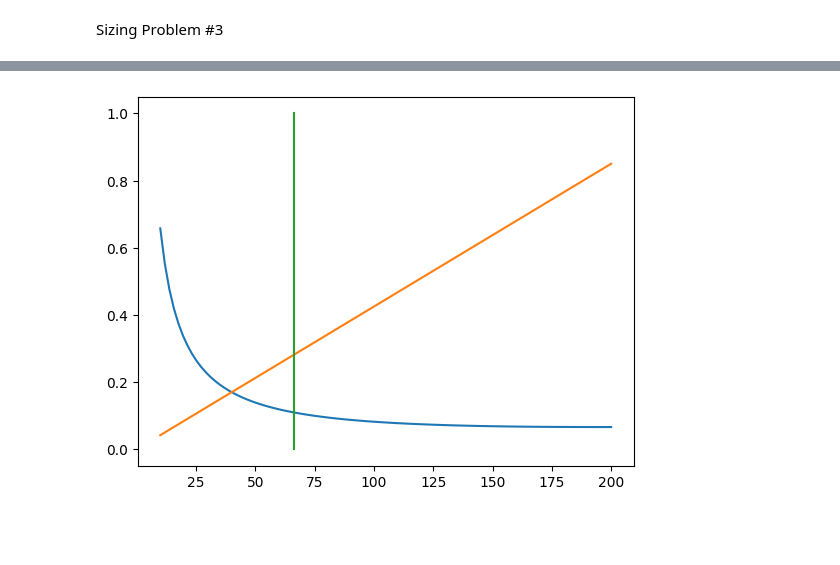
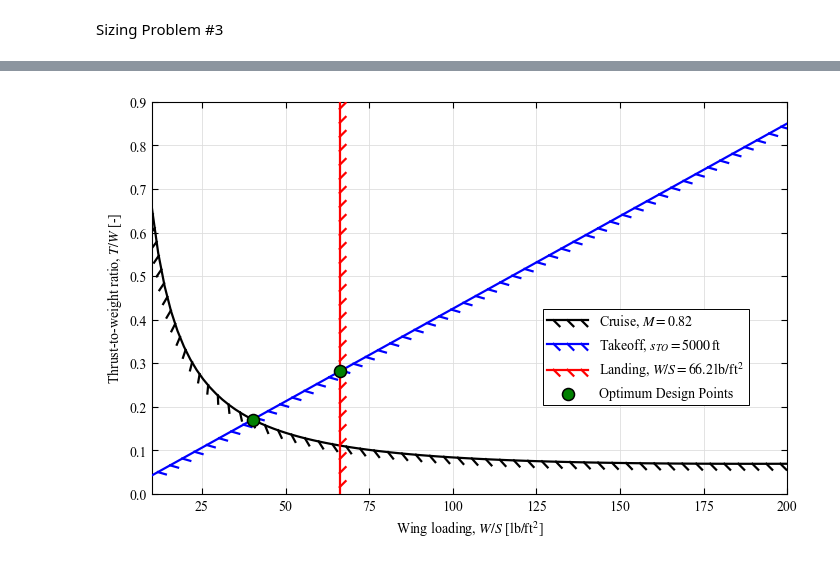
Before and after one commit to zachsstms/Aircraft-Design-Work, a Jupyter notebook: size estimation/Thrust to Weight and Wingloading Envelope/Problem 3 sizing.ipynb, the cells around one changed output, grey strips where cells are left out. Cells and saved outputs as stored; diff of their text form; code cells hidden in the pictures; blank space fills up the shorter version.

```diff
--- a/size estimation/Thrust to Weight and Wingloading Envelope/Problem 3 sizing.ipynb
+++ b/size estimation/Thrust to Weight and Wingloading Envelope/Problem 3 sizing.ipynb
@@ -3,12 +3,13 @@ Sizing Problem #3
 # %%
 import numpy as np
 import matplotlib.pyplot as plt
+import matplotlib.patheffects as pe
 MTOW=30000 #[lbm] note: PLACEHOLDER
 C_d_min=0.028 # Taken from Gudmunsson Second Edition, Table 3-2 (page 62)
 AR=8 # PLACEHOLDER, NEED COMPETITIVE ASSESSEMENT
-e=1  # PLACEHOLDER, NEED COMPETITIVE ASSESSEMENT
+e=0.76352919  # PLACEHOLDER, NEED COMPETITIVE ASSESSEMENT
 C_L_max_TO=1.9 # Value from Roskam, page 91
-k=1/(np.pi*AR*e)
+k=0.0428197399 # competively assessed
 M_cruise=0.82 #cruise mach
 alt=35000 #cruise altitude
 take_off=5000 # [ft] landing and takeoff distance
@@ -40,8 +41,86 @@ V_sl = V_sl*1.68781 # convert knots to ft/sec
 C_L_max_L = 2.3 # page 91 roskam
 W_S_landing = V_sl**2*rho_5000*0.5*C_L_max_L # rho mgiht be wrong units
 # %%
-# plotting constraints
-plt.plot(W_S, T_W_1)
-plt.plot(W_S, T_W_2)
-plt.plot(W_S_landing*np.ones(len(W_S)), np.linspace(0, 1, len(W_S)))
+# AIAA-style constraint diagram
+# The 7.0-in width is suitable for a two-column AIAA figure.
+plt.rcParams.update({
+    'font.family': 'times new roman',
+    'font.serif': ['STIX Two Text', 'Times New Roman', 'DejaVu Serif'],
+    'mathtext.fontset': 'stix',
+    'font.size': 12,
+    'axes.labelsize': 10,
+    'legend.fontsize': 10,
+    'xtick.labelsize': 10,
+    'ytick.labelsize': 10,
+    'axes.linewidth': 0.8,
+})
+
+# Design point 1: cruise/takeoff crossover (linear interpolation).
+difference = T_W_1 - T_W_2
+crossing_index = np.where(np.diff(np.sign(difference)) != 0)[0][0]
+W_S_crossover = np.interp(
+    0.0,
+    difference[crossing_index:crossing_index + 2][::-1],
+    W_S[crossing_index:crossing_index + 2][::-1],
+)
+T_W_crossover = np.interp(W_S_crossover, W_S, T_W_2)
+
+# Design point 2: takeoff requirement at the landing wing-loading limit.
+T_W_landing_design = np.interp(W_S_landing, W_S, T_W_2)
+
+fig, ax = plt.subplots(figsize=(7.0, 4.5), constrained_layout=True)
+
+cruise_line, = ax.plot(
+    W_S, T_W_1, color='black', lw=1.6,
+    label=rf'Cruise, $M={M_cruise:.2f}$', zorder=3,
+)
+takeoff_line, = ax.plot(
+    W_S, T_W_2, color='blue', lw=1.6,
+    label=rf'Takeoff, $s_{{TO}}={take_off:.0f}\,\mathrm{{ft}}$', zorder=3,
+)
+landing_line = ax.axvline(
+    W_S_landing, color='red', lw=1.6,
+    label=rf'Landing, $W/S={W_S_landing:.1f}\,\mathrm{{lb/ft^2}}$', zorder=3,
+)
+
+# Add short feasibility ticks to every constraint boundary.
+# Change angle from +135 to -135 to place ticks on the opposite side.
+cruise_line.set_path_effects([
+    pe.withTickedStroke(spacing=10, angle=135+180, length=0.6, foreground='black')
+])
+takeoff_line.set_path_effects([
+    pe.withTickedStroke(spacing=10, angle=135+180, length=0.6, foreground='blue')
+])
+landing_line.set_path_effects([
+    pe.withTickedStroke(spacing=10, angle=135+180, length=0.6, foreground='red')
+])
+
+# Mark and label both candidate design points.
+ax.scatter(W_S_crossover, T_W_crossover, s=75, marker='o',
+           facecolor='green', edgecolor='black', linewidth=1.1, zorder=6, label=rf'Optimum Design Points')
+
+
+ax.scatter(W_S_landing, T_W_landing_design, s=75, marker='o',
+           facecolor='green', edgecolor='black', linewidth=1.1, zorder=6)
+
+
+ax.set_xlim(10, 200)
+ax.set_ylim(0, 0.90)
+ax.set_xlabel(r'Wing loading, $W/S$ [$\mathrm{lb/ft^2}$]')
+ax.set_ylabel(r'Thrust-to-weight ratio, $T/W$ [-]')
+ax.set_xticks([25, 50, 75, 100, 125, 150, 175, 200])
+ax.set_yticks(np.arange(0.0, 1.0, 0.1))
+ax.tick_params(which='both', direction='in', top=True, right=True,
+               width=0.8, length=4)
+ax.grid(True, which='major', color='0.87', linewidth=0.6, zorder=0)
+
+legend = ax.legend(bbox_to_anchor=(.95, 0.35),
+    loc='right', frameon=True, fancybox=False, framealpha=1.0,
+    facecolor='white', edgecolor='black', borderpad=0.3, handlelength=3.0,
+)
+legend.get_frame().set_linewidth(0.7)
+
+fig.savefig('sizing_constraint_diagram_AIAA.pdf', bbox_inches='tight')
+fig.savefig('sizing_constraint_diagram_AIAA.png', dpi=600, bbox_inches='tight')
+plt.show()
 # %% [output]
@@ -49 +127 @@ plt.plot(W_S_landing*np.ones(len(W_S)), np.linspace(0, 1, len(W_S)))
-[figure, old version]
+[figure, new version]
```
Also changed, not shown: parts of 1 cell of this notebook, 1 other file.
